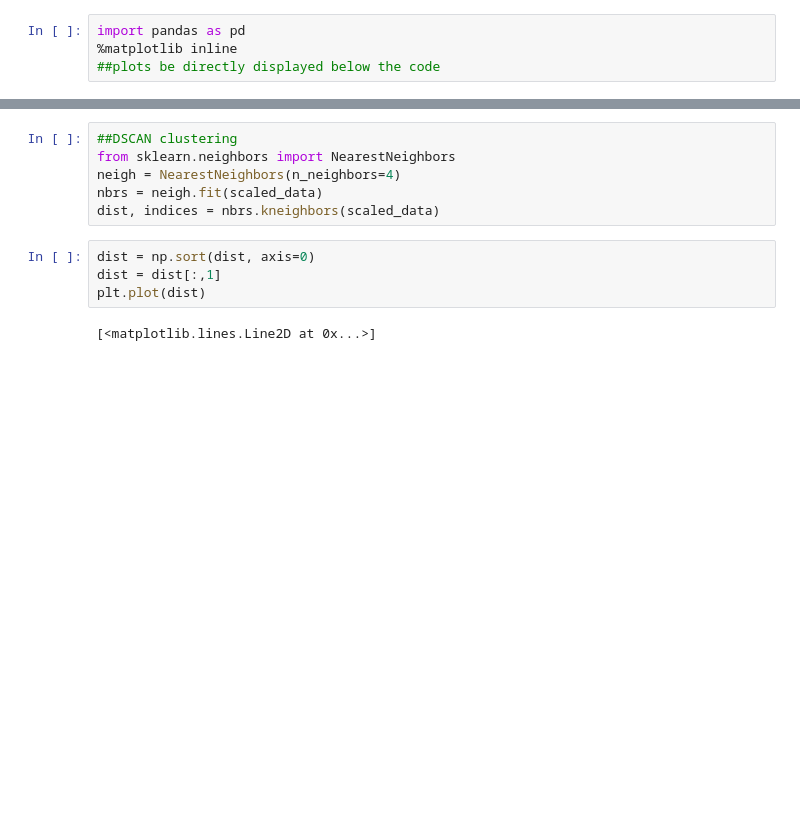
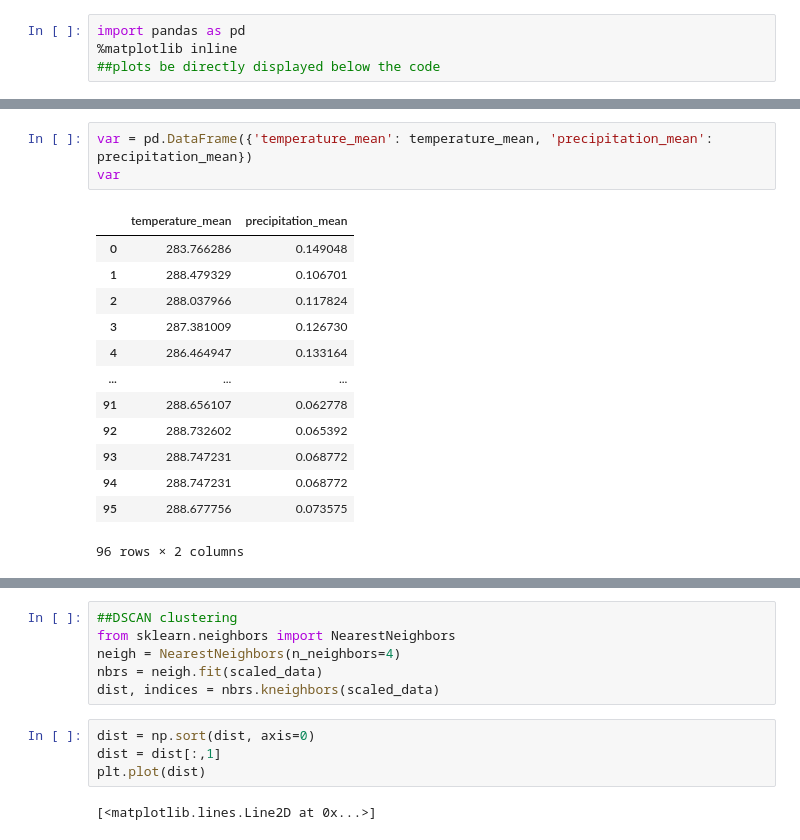
Before and after one commit to ge43jef/GEEHYDRO, a Jupyter notebook: task1_2_corrected.ipynb, the cells around one changed output, grey strips where cells are left out. Saved outputs shown, nothing was run; the diff lists cells and outputs as text; blank space fills up the shorter version.

```diff
--- a/task1_2_corrected.ipynb
+++ b/task1_2_corrected.ipynb
@@ -29,3 +57,20 @@ var
+# %%
+var = pd.DataFrame({'temperature_mean': temperature_mean, 'precipitation_mean': precipitation_mean})
+var
+# %% [output]
+|  | temperature_mean | precipitation_mean |
+| 0 | 283.766286 | 0.149048 |
+| 1 | 288.479329 | 0.106701 |
+| 2 | 288.037966 | 0.117824 |
+| 3 | 287.381009 | 0.126730 |
+| 4 | 286.464947 | 0.133164 |
+| ... | ... | ... |
+| 91 | 288.656107 | 0.062778 |
+| 92 | 288.732602 | 0.065392 |
+| 93 | 288.747231 | 0.068772 |
+| 94 | 288.747231 | 0.068772 |
+| 95 | 288.677756 | 0.073575 |
+96 rows × 2 columns
 # %%
 from sklearn.preprocessing import MinMaxScaler
 import scipy.cluster.hierarchy as sch
```
Also changed, not shown: parts of 12 cells of this notebook.
